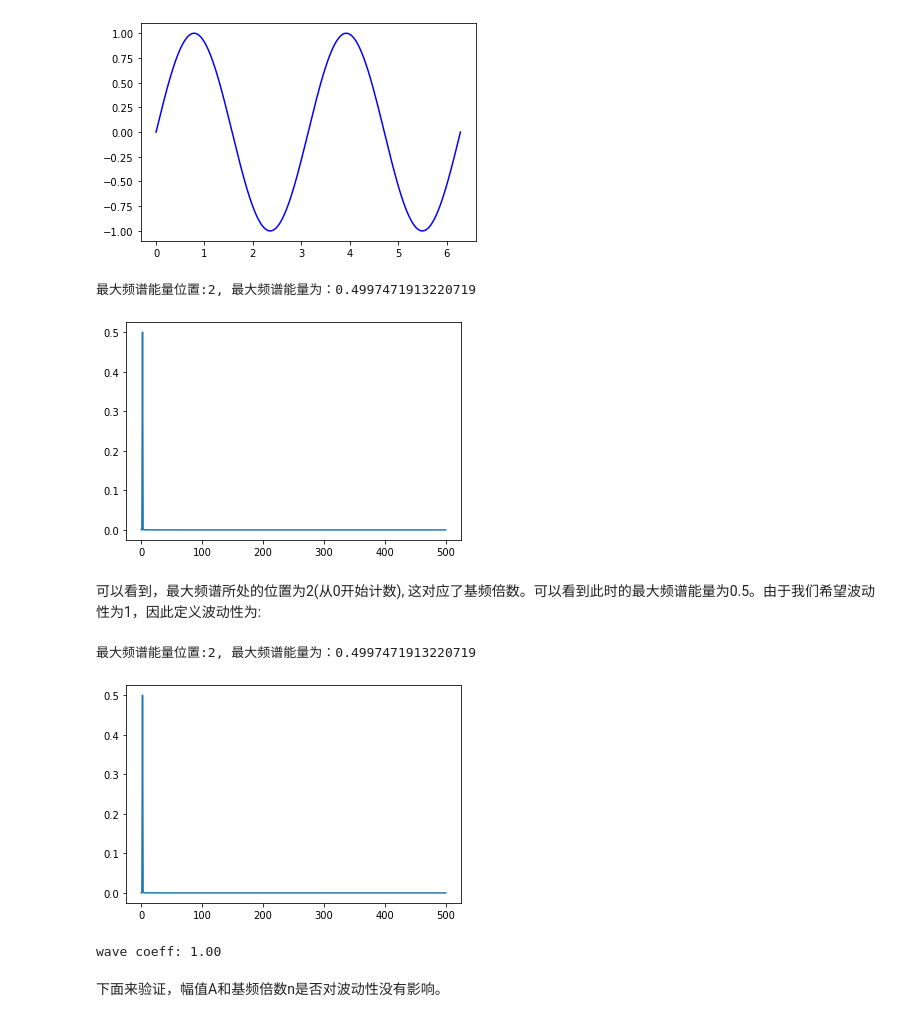
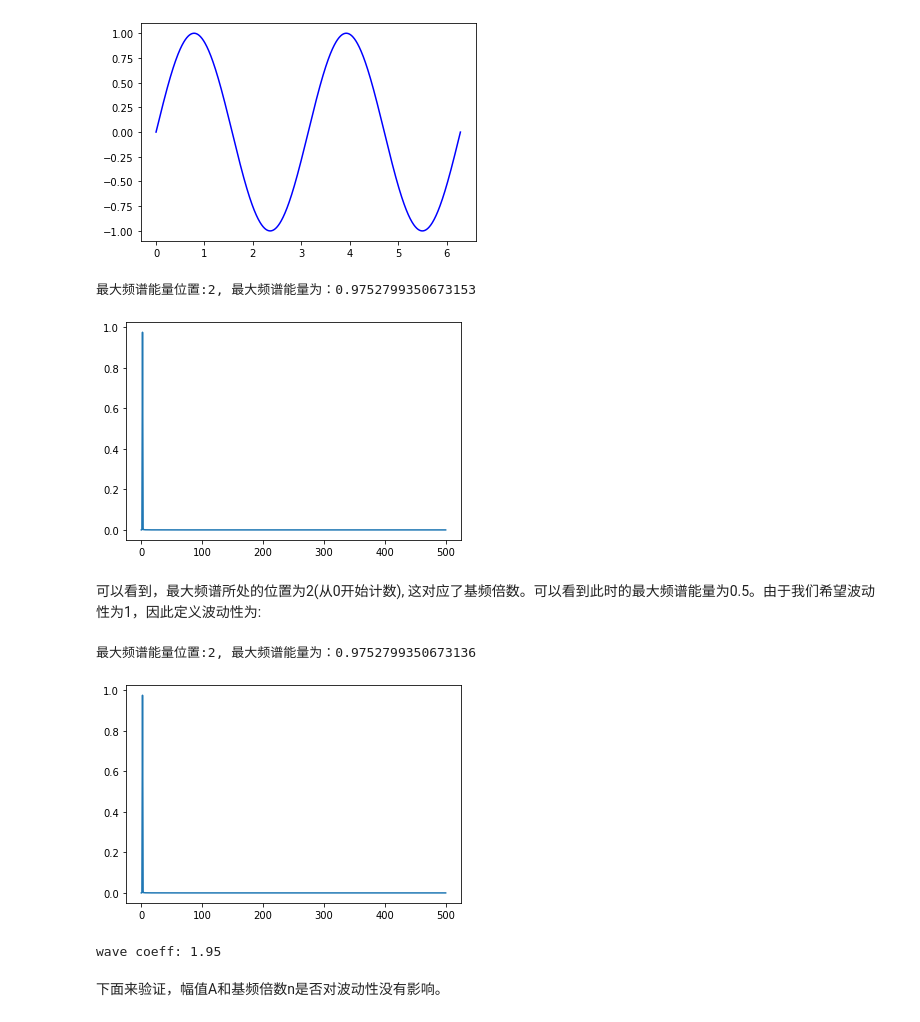
Before and after one commit to zhongcheng0519/algorithm-fundamental, a Jupyter notebook: fourier1d.ipynb, the cells around one changed output. Cells and saved outputs as stored; diff of their text form; code cells hidden in the pictures.

```diff
--- a/fourier1d.ipynb
+++ b/fourier1d.ipynb
@@ -20,23 +20,24 @@ plt.show()
 # %%
 def my_fft(x):
     """
     计算信号的傅里叶变化，返回其能量谱
     :param x: 信号
     :return: 能量谱
     """
     half_ppv = (np.max(x) - np.min(x))/2
     fourier_transform = np.fft.rfft(x)
-    power_specturm =np.abs(fourier_transform)/len(x)/half_ppv  # 注意要除以信号长度以及幅值
+    power_specturm = np.abs(fourier_transform)/len(x)  # 注意要除以信号长度以及幅值
+    power_specturm = power_specturm / np.sum(power_specturm)
     id = np.argmax(power_specturm)
     print(f"最大频谱能量位置:{id}, 最大频谱能量为：{power_specturm[id]}")
     plt.plot(power_specturm)
     plt.show()
     return power_specturm
 
 y = my_fft(x)
 # %% [output]
-最大频谱能量位置:2, 最大频谱能量为：0.4997471913220719
+最大频谱能量位置:2, 最大频谱能量为：0.9752799350673153
-[figure, old version]
+[figure, new version]
 # %% [markdown]
 可以看到，最大频谱所处的位置为2(从0开始计数), 这对应了基频倍数。可以看到此时的最大频谱能量为0.5。由于我们希望波动性为1，因此定义波动性为:
 # %%
@@ -46,9 +47,9 @@ def wave_coeff(x) -> float:
 wc = wave_coeff(x)
 print(f"wave coeff: {wc:.2f}")
 # %% [output]
-最大频谱能量位置:2, 最大频谱能量为：0.4997471913220719
+最大频谱能量位置:2, 最大频谱能量为：0.9752799350673136
-[figure, old version]
+[figure, new version]
-wave coeff: 1.00
+wave coeff: 1.95
 # %% [markdown]
 下面来验证，幅值A和基频倍数n是否对波动性没有影响。
 # %%
```
Also changed, not shown: parts of 5 cells of this notebook, 2 other files.
